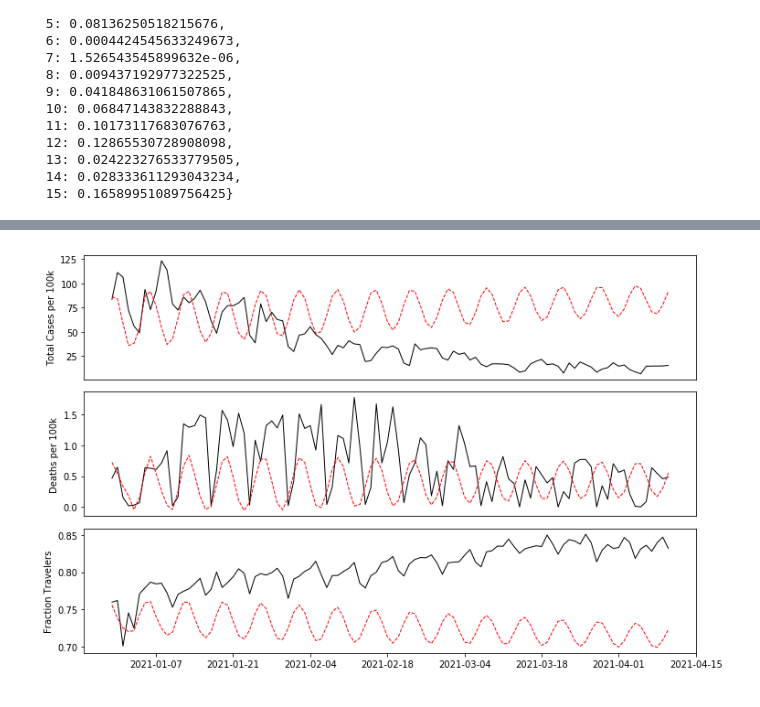
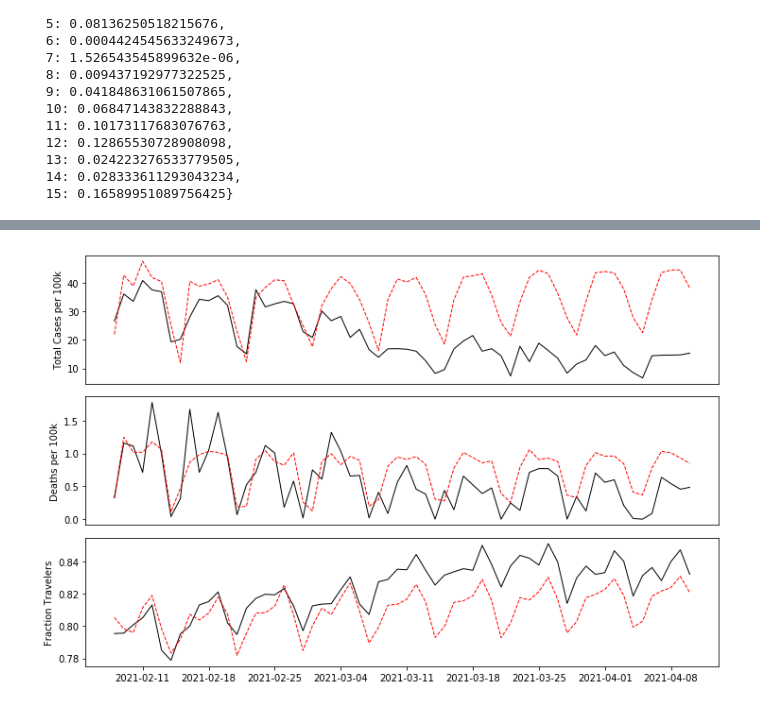
Before and after one commit to mrepasky3/ISYE6416-Spring2021-Project, a Jupyter notebook: AutoRegression.ipynb, the cells around one changed output, grey strips where cells are left out. Drawn from its saved outputs; the diff is of its cells as text; code cells hidden in the pictures.

```diff
--- a/AutoRegression.ipynb
+++ b/AutoRegression.ipynb
@@ -78,5 +78,7 @@ p_val_dict
  13: 0.024223276533779505,
  14: 0.028333611293043234,
  15: 0.16589951089756425}
+# %%
+train_frac = 0.85
 # %%
 vector_data = pd.concat([state_y.reset_index(drop=True),state_X["total_cases"],state_X["deaths"]],axis=1)
@@ -176,19 +178,19 @@ plt.show()
 # %%
-model = VAR(vector_data_diff1,dates=dates[1:])
-aic_vals = []
-best_lag = None
-lag_range = np.arange(1,21,1)
-for i in lag_range:
-    result = model.fit(i)
-    aic_vals.append(result.aic)
-    if (best_lag == None) and (i > 1) and (aic_vals[-1]-aic_vals[-2] > 0):
-        best_lag = i-1
+# model = VAR(vector_data_diff,dates=dates[1:])
+# aic_vals = []
+# best_lag = None
+# lag_range = np.arange(1,21,1)
+# for i in lag_range:
+#     result = model.fit(i)
+#     aic_vals.append(result.aic)
+#     if (best_lag == None) and (i > 1) and (aic_vals[-1]-aic_vals[-2] > 0):
+#         best_lag = i-1
 
-fig = plt.figure(figsize=(12,4))
+# fig = plt.figure(figsize=(12,4))
 
-plt.plot(lag_range, aic_vals, color='k')
-plt.axvline(best_lag,color='red',linestyle='--',label="Optimal Lag")
+# plt.plot(lag_range, aic_vals, color='k')
+# plt.axvline(best_lag,color='red',linestyle='--',label="Optimal Lag")
 
-plt.legend()
-plt.show()
+# plt.legend()
+# plt.show()
 # %% [output]
@@ -196,5 +251,5 @@ plt.show()
 # %%
-fit_model = VAR(vector_data_diff,dates=dates[1:int(0.95*len(vector_data))]).fit(best_lag)
+fit_model = VAR(vector_data_diff,dates=dates[1:int(train_frac*len(vector_data))]).fit(best_lag)
 fit_model.summary()
 # %% [output]
   Summary of Regression Results
@@ -269,21 +348,21 @@ plt.show()
 # %%
 fig, ax = plt.subplots(3,1,figsize=(12,8))
 
-ax[0].plot(dates[int(0.75*len(vector_data)):],vector_data_test["total_cases"],color='k',lw=1)
-ax[0].plot(dates[int(0.75*len(vector_data)):],proper_forecast["total_cases_forecast"],color='r',lw=1,linestyle='--')
+ax[0].plot(dates[int(train_frac*len(vector_data)):],vector_data_test["total_cases"],color='k',lw=1)
+ax[0].plot(dates[int(train_frac*len(vector_data)):],proper_forecast["total_cases_forecast"],color='r',lw=1,linestyle='--')
 ax[0].tick_params(axis='x',bottom=False,labelbottom=False)
 ax[0].set_ylabel("Total Cases per 100k")
 
-ax[1].plot(dates[int(0.75*len(vector_data)):],vector_data_test["deaths"],color='k',lw=1)
-ax[1].plot(dates[int(0.75*len(vector_data)):],proper_forecast["deaths_forecast"],color='r',lw=1,linestyle='--')
+ax[1].plot(dates[int(train_frac*len(vector_data)):],vector_data_test["deaths"],color='k',lw=1)
+ax[1].plot(dates[int(train_frac*len(vector_data)):],proper_forecast["deaths_forecast"],color='r',lw=1,linestyle='--')
 ax[1].tick_params(axis='x',bottom=False,labelbottom=False)
 ax[1].set_ylabel("Deaths per 100k")
 
-ax[2].plot(dates[int(0.75*len(vector_data)):],vector_data_test["Population Not Staying at Home"],color='k',lw=1)
-ax[2].plot(dates[int(0.75*len(vector_data)):],proper_forecast["Population Not Staying at Home_forecast"],color='r',lw=1,linestyle='--')
+ax[2].plot(dates[int(train_frac*len(vector_data)):],vector_data_test["Population Not Staying at Home"],color='k',lw=1)
+ax[2].plot(dates[int(train_frac*len(vector_data)):],proper_forecast["Population Not Staying at Home_forecast"],color='r',lw=1,linestyle='--')
 ax[2].set_ylabel("Fraction Travelers")
 
 plt.subplots_adjust(hspace = 0.1)
 plt.show()
 # %% [output]
-[figure, old version]
+[figure, new version]
```
Also changed, not shown: parts of 12 cells of this notebook, 15 other files.
